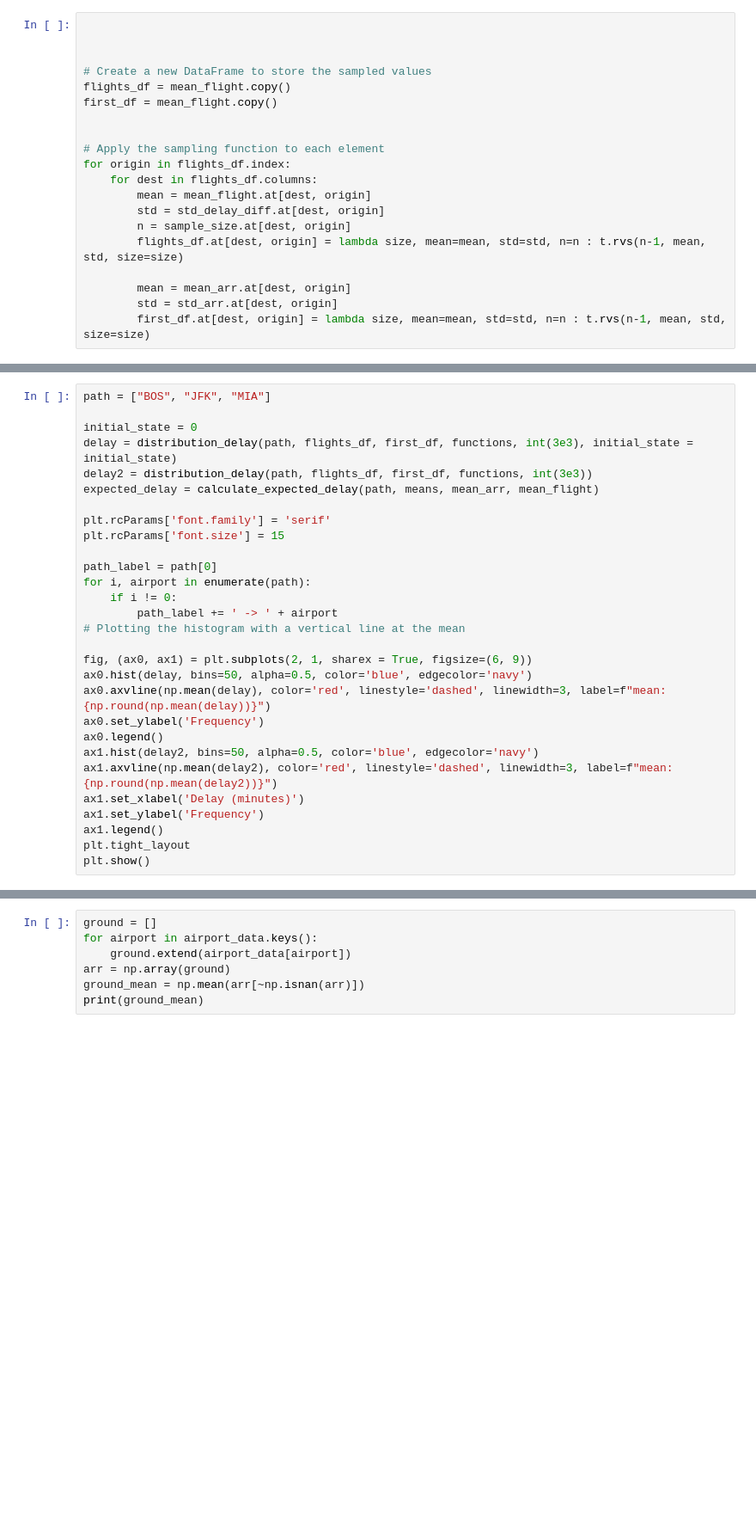
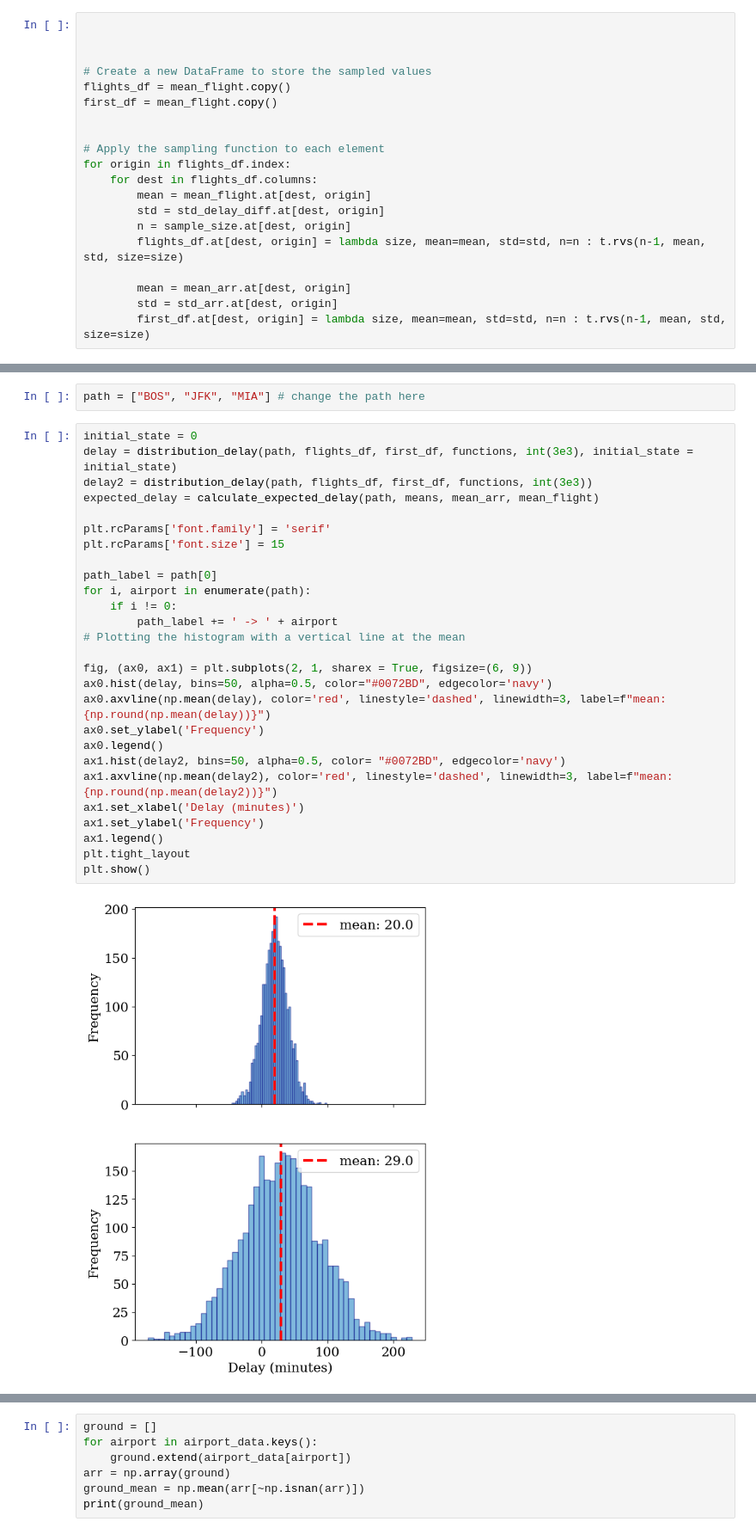
Before and after one commit to andyeske/Flight-delays, a Jupyter notebook: Python Code/final_project.ipynb, the cells around one changed output, grey strips where cells are left out. Shown at 86% size. Saved outputs shown, nothing was run; the diff lists cells and outputs as text; blank space fills up the shorter version.

```diff
--- a/Python Code/final_project.ipynb
+++ b/Python Code/final_project.ipynb
@@ -137,29 +179,31 @@ for airport in airport_data.keys():
+# %%
+path = ["BOS", "JFK", "MIA"] # change the path here
 # %%
-path = ["BOS", "JFK", "MIA"]
-
 initial_state = 0
 delay = distribution_delay(path, flights_df, first_df, functions, int(3e3), initial_state = initial_state)
 delay2 = distribution_delay(path, flights_df, first_df, functions, int(3e3))
 expected_delay = calculate_expected_delay(path, means, mean_arr, mean_flight)
 
 plt.rcParams['font.family'] = 'serif'
 plt.rcParams['font.size'] = 15
 
 path_label = path[0]
 for i, airport in enumerate(path):
     if i != 0:
         path_label += ' -> ' + airport
 # Plotting the histogram with a vertical line at the mean
 
 fig, (ax0, ax1) = plt.subplots(2, 1, sharex = True, figsize=(6, 9))
-ax0.hist(delay, bins=50, alpha=0.5, color='blue', edgecolor='navy')
+ax0.hist(delay, bins=50, alpha=0.5, color="#0072BD", edgecolor='navy')
 ax0.axvline(np.mean(delay), color='red', linestyle='dashed', linewidth=3, label=f"mean: {np.round(np.mean(delay))}")
 ax0.set_ylabel('Frequency')
 ax0.legend()
-ax1.hist(delay2, bins=50, alpha=0.5, color='blue', edgecolor='navy')
+ax1.hist(delay2, bins=50, alpha=0.5, color=	"#0072BD", edgecolor='navy')
 ax1.axvline(np.mean(delay2), color='red', linestyle='dashed', linewidth=3, label=f"mean: {np.round(np.mean(delay2))}")
 ax1.set_xlabel('Delay (minutes)')
 ax1.set_ylabel('Frequency')
 ax1.legend()
 plt.tight_layout
 plt.show()
+# %% [output]
+[figure, added]
```
Also changed, not shown: parts of 18 cells of this notebook, 1 other file.
